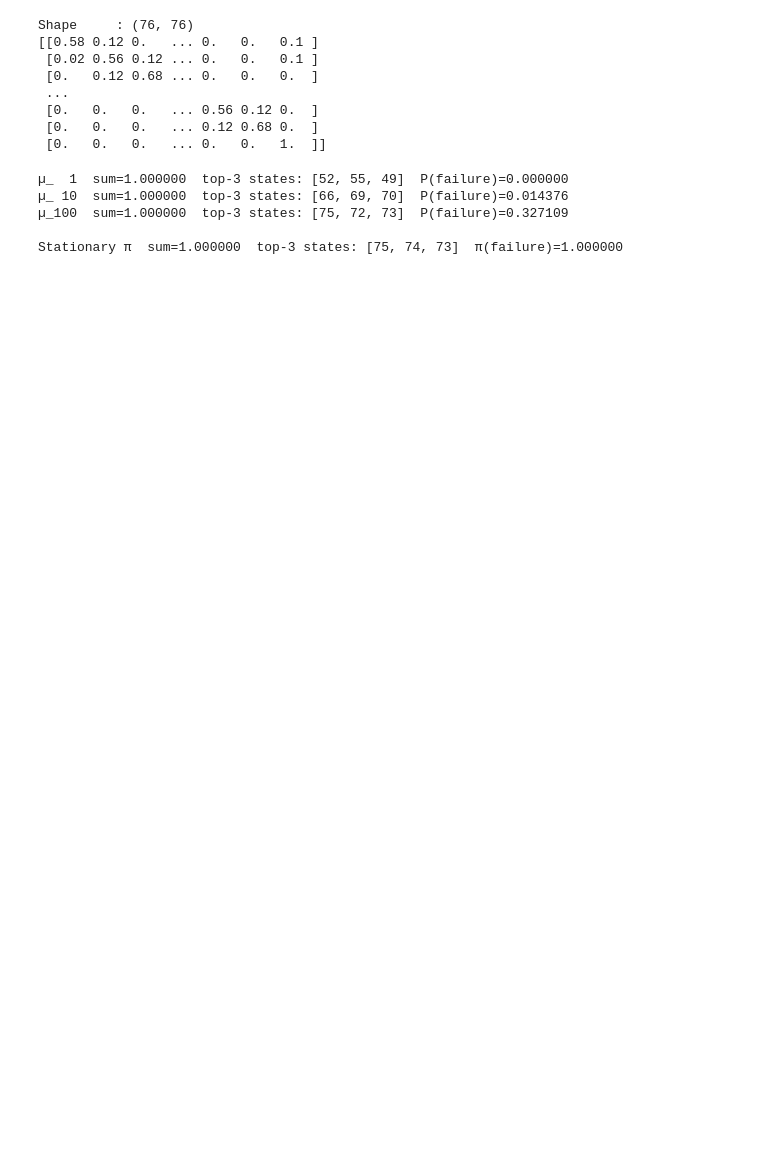
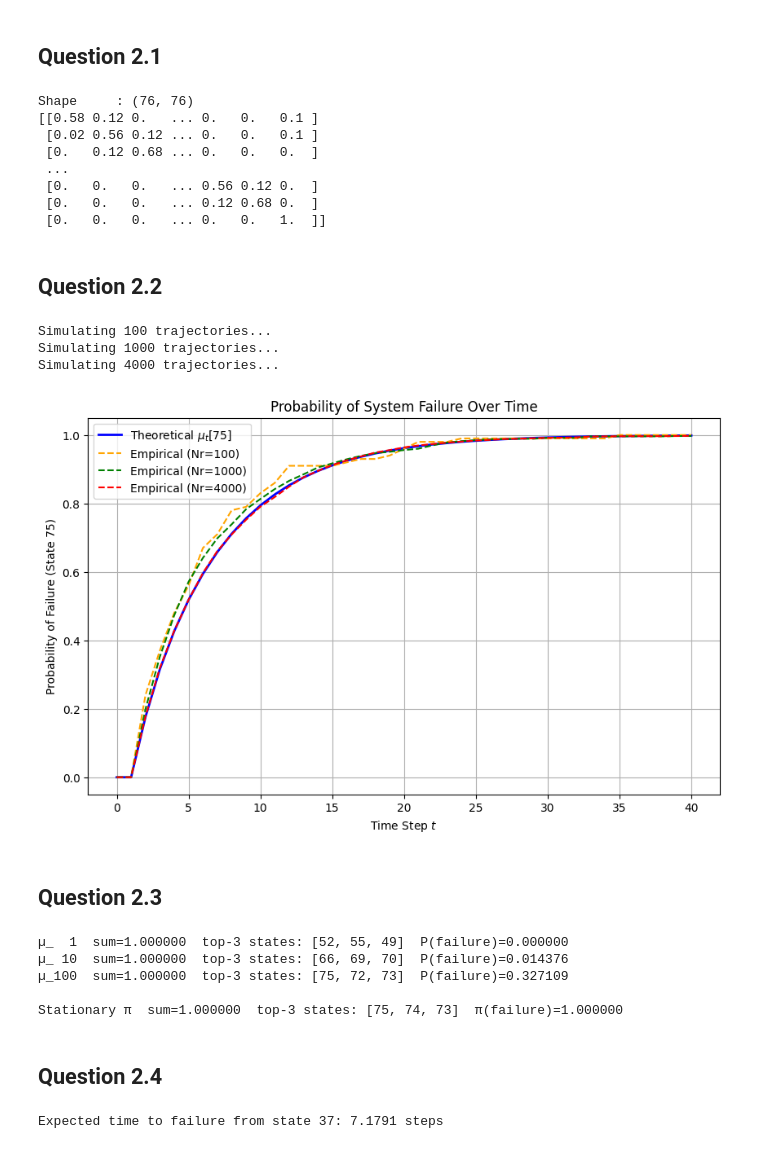
Before and after one commit to FranciscoRedondo29/PADI, a Jupyter notebook: lab1/lab1.ipynb, the cells around one changed output. Cells and saved outputs as stored; diff of their text form; code cells hidden in the pictures; blank space fills up the shorter version.

```diff
--- a/lab1/lab1.ipynb
+++ b/lab1/lab1.ipynb
@@ -6,5 +4,5 @@ Note: you may need to restart the kernel to use updated packages.
 # %%
-import numpy as np
-
-scenario = 1 # 0 = A, 1 = B, 2 = C
+scenario = 2 # 0 = A, 1 = B, 2 = C
+# %% [markdown]
+## Question 2.1
 # %%
@@ -92,3 +90,5 @@ Shape     : (76, 76)
  [0.   0.   0.   ... 0.56 0.12 0.  ]
  [0.   0.   0.   ... 0.12 0.68 0.  ]
  [0.   0.   0.   ... 0.   0.   1.  ]]
+# %% [markdown]
+## Question 2.2
@@ -95,3 +161,14 @@ Shape     : (76, 76)
+# %%
+P_scenario_C = build_matrix(scenario=scenario)
+
+compare_probabilities(P_scenario_C, s0=37, Nr_list=[100, 1000, 4000], Ns=40)
+# %% [output]
+Simulating 100 trajectories...
+Simulating 1000 trajectories...
+Simulating 4000 trajectories...
+[figure, added]
+# %% [markdown]
+## Question 2.3
 # %%
 
 # ── Initial state s0 = (B=2, W=2, C=1) ─────────────────────────────────────
@@ -184,3 +261,46 @@ if pi is not None:
 µ_100  sum=1.000000  top-3 states: [75, 72, 73]  P(failure)=0.327109
 
 Stationary π  sum=1.000000  top-3 states: [75, 74, 73]  π(failure)=1.000000
+# %% [markdown]
+## Question 2.4
+# %%
+def expected_hitting_time(P, absorbing_state=75):
+    """
+    Compute the expected hitting time to the absorbing state from each transient state.
+
+    For an absorbing Markov chain, we partition the transition matrix as:
+        P = [Q  R]
+            [0  I]
+    where Q is transitions between transient states,
+          R is transitions from transient to absorbing states.
+
+    The expected hitting time vector h satisfies:
+        h = 1 + Q @ h
+    which gives:
+        h = (I - Q)^(-1) @ 1
+    """
+    n_states = P.shape[0]
+    transient_states = [i for i in range(n_states) if i != absorbing_state]
+
+    # Extract Q submatrix (transient to transient transitions)
+    Q = P[np.ix_(transient_states, transient_states)]
+
+    # Solve (I - Q) h = 1
+    I = np.eye(len(transient_states))
+    ones = np.ones(len(transient_states))
+
+    hitting_times = np.linalg.solve(I - Q, ones)
+
+    return hitting_times
+
+
+# Compute for Scenario C (scenario=2)
+P_scenario_C = build_matrix(scenario=2)
+
+hitting_times = expected_hitting_time(P_scenario_C, absorbing_state=75)
+
+# Show expected time from initial state s0 = 37
+s0 = 37
+print(f"Expected time to failure from state {s0}: {hitting_times[s0]:.4f} steps")
+# %% [output]
+Expected time to failure from state 37: 7.1791 steps
```
Also changed, not shown: parts of 8 cells of this notebook, 1 other file.
